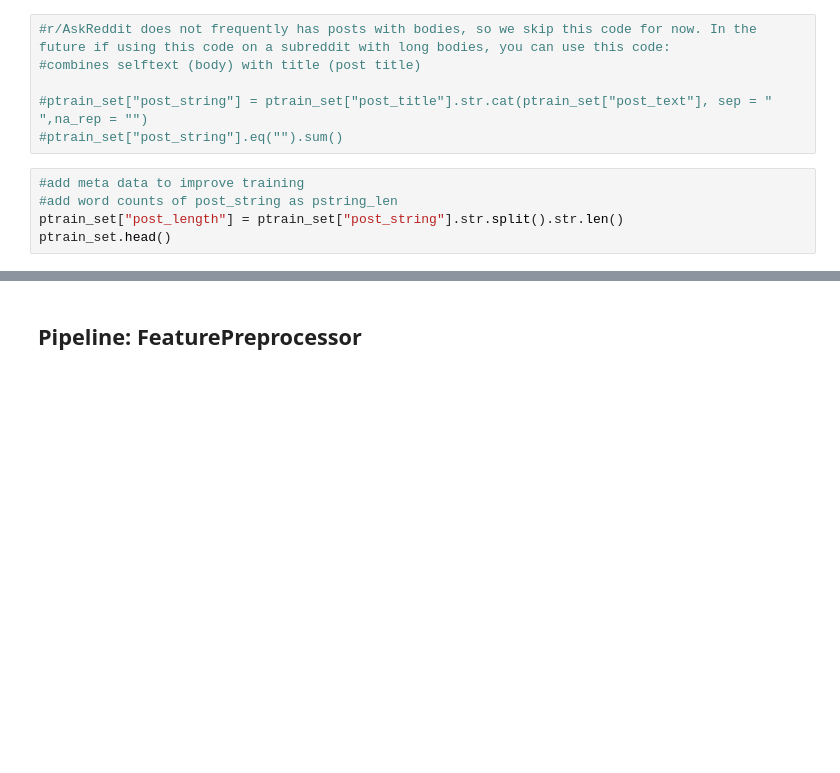
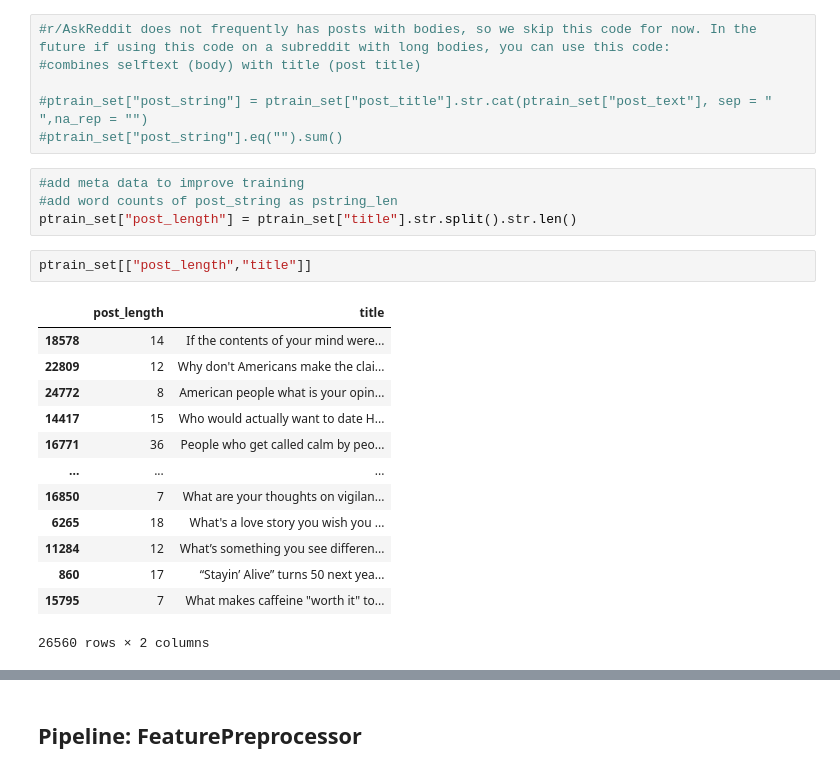
Before and after one commit to xmegan10/Reddit-Sentiment-Comment-Prediction, a Jupyter notebook: Reddit Comment Sentiment Prediction.ipynb, the cells around one changed output, grey strips where cells are left out. Saved outputs shown, nothing was run; the diff lists cells and outputs as text; blank space fills up the shorter version.

```diff
--- a/Reddit Comment Sentiment Prediction.ipynb
+++ b/Reddit Comment Sentiment Prediction.ipynb
@@ -446,6 +490,21 @@ dtype: int64
 # %%
 #add meta data to improve training
 #add word counts of post_string as pstring_len
-ptrain_set["post_length"] = ptrain_set["post_string"].str.split().str.len()
-ptrain_set.head()
+ptrain_set["post_length"] = ptrain_set["title"].str.split().str.len()
+# %%
+ptrain_set[["post_length","title"]]
+# %% [output]
+|  | post_length | title |
+| 18578 | 14 | If the contents of your mind were... |
+| 22809 | 12 | Why don't Americans make the clai... |
+| 24772 | 8 | American people what is your opin... |
+| 14417 | 15 | Who would actually want to date H... |
+| 16771 | 36 | People who get called calm by peo... |
+| ... | ... | ... |
+| 16850 | 7 | What are your thoughts on vigilan... |
+| 6265 | 18 | What's a love story you wish you ... |
+| 11284 | 12 | What’s something you see differen... |
+| 860 | 17 | “Stayin’ Alive” turns 50 next yea... |
+| 15795 | 7 | What makes caffeine "worth it" to... |
+26560 rows × 2 columns
 # %%
```
Also changed, not shown: parts of 7 cells of this notebook.
